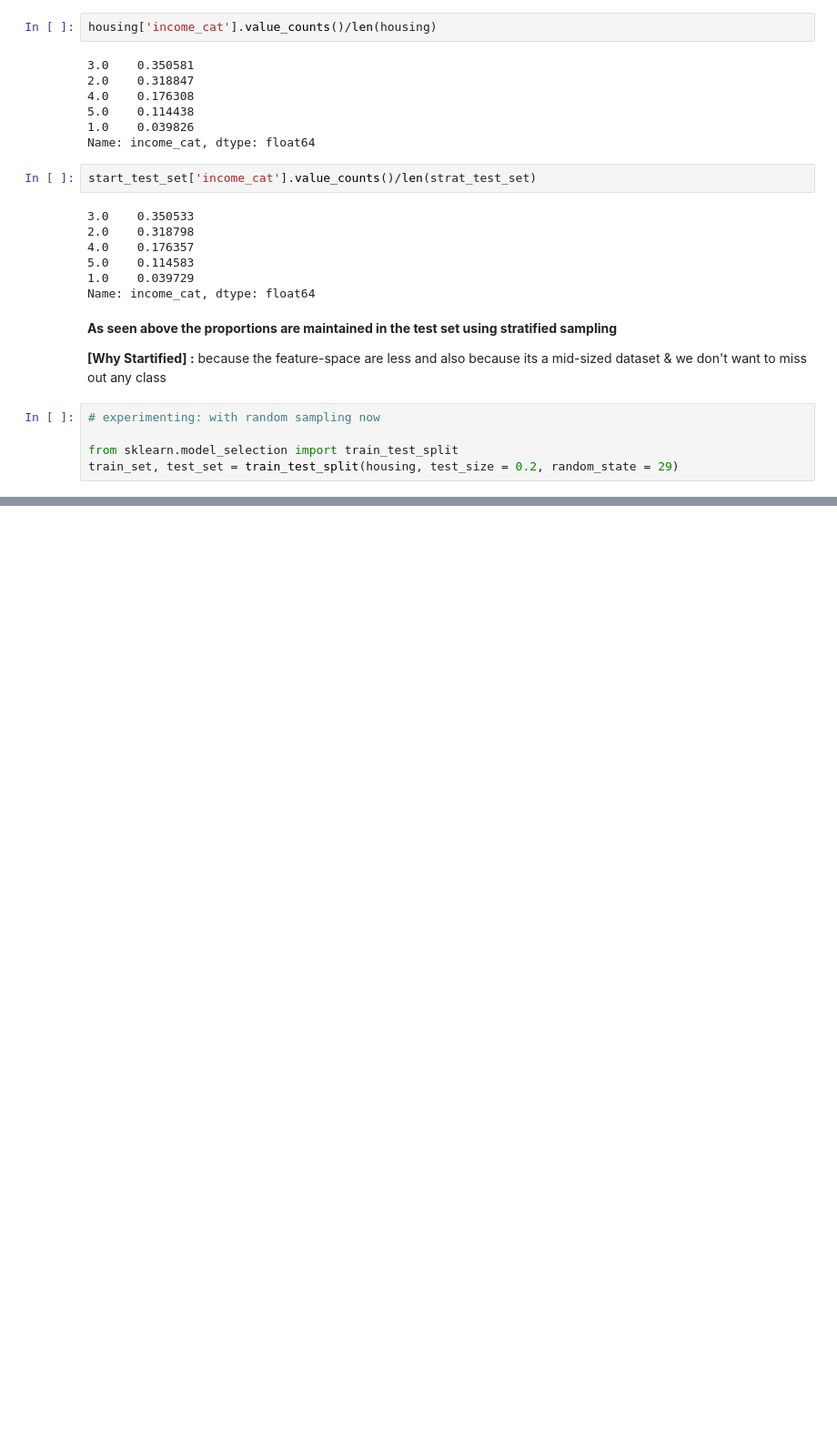
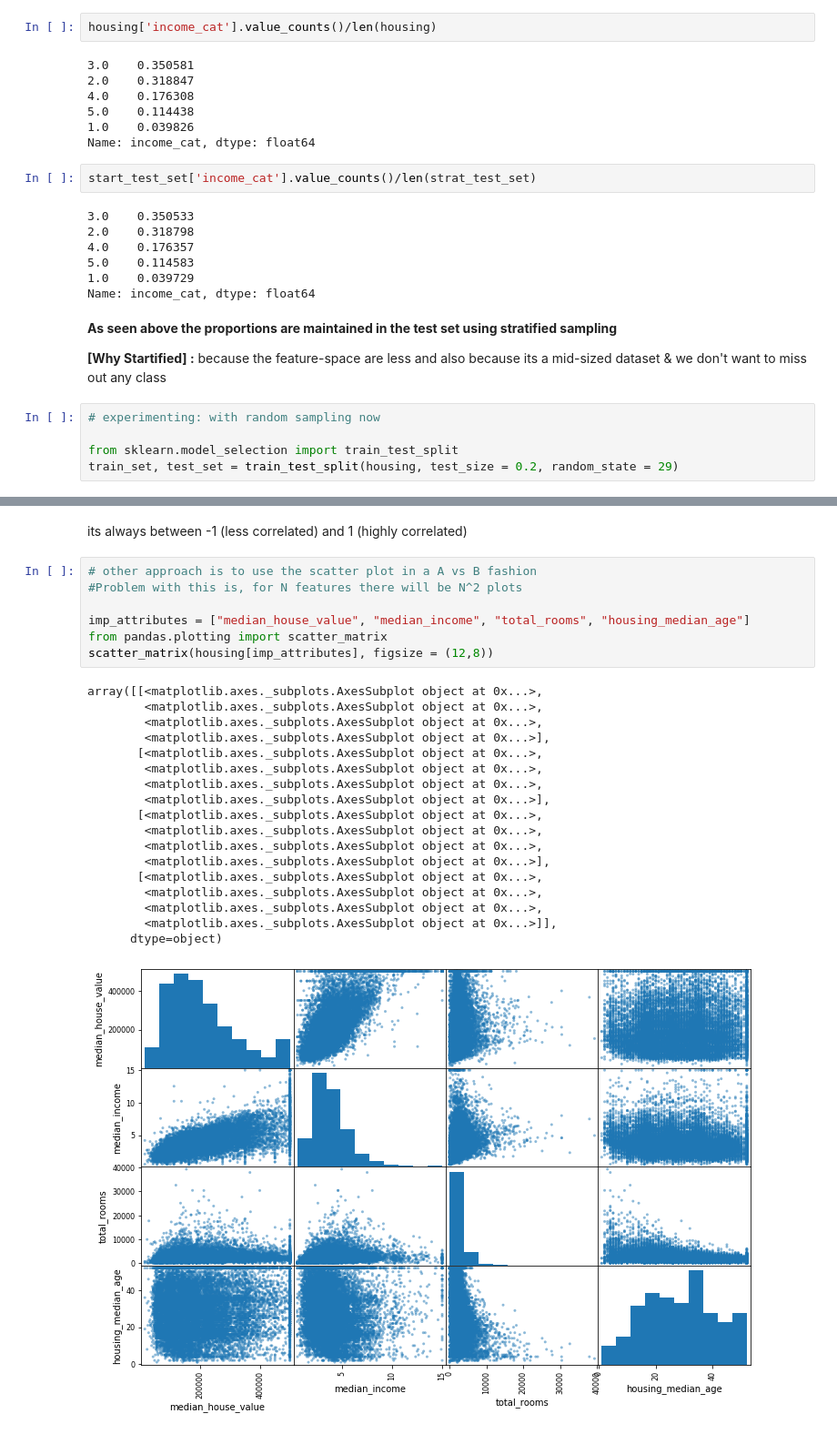
Before and after one commit to raghurh/Machine_Learning, a Jupyter notebook: California_Housing_Price.ipynb, the cells around one changed output, grey strips where cells are left out. Shown at 91% size. Drawn from its saved outputs; the diff is of its cells as text; blank space fills up the shorter version.

```diff
--- a/California_Housing_Price.ipynb
+++ b/California_Housing_Price.ipynb
@@ -148,0 +215,28 @@ def income_cat_proportions(data):
+# %% [markdown]
+its always between -1 (less correlated) and 1 (highly correlated)
+# %%
+# other approach is to use the scatter plot in a A vs B fashion
+#Problem with this is, for N features there will be N^2 plots
+
+imp_attributes = ["median_house_value", "median_income", "total_rooms", "housing_median_age"]
+from pandas.plotting import scatter_matrix
+scatter_matrix(housing[imp_attributes], figsize = (12,8))
+# %% [output]
+array([[<matplotlib.axes._subplots.AxesSubplot object at 0x...>,
+        <matplotlib.axes._subplots.AxesSubplot object at 0x...>,
+        <matplotlib.axes._subplots.AxesSubplot object at 0x...>,
+        <matplotlib.axes._subplots.AxesSubplot object at 0x...>],
+       [<matplotlib.axes._subplots.AxesSubplot object at 0x...>,
+        <matplotlib.axes._subplots.AxesSubplot object at 0x...>,
+        <matplotlib.axes._subplots.AxesSubplot object at 0x...>,
+        <matplotlib.axes._subplots.AxesSubplot object at 0x...>],
+       [<matplotlib.axes._subplots.AxesSubplot object at 0x...>,
+        <matplotlib.axes._subplots.AxesSubplot object at 0x...>,
+        <matplotlib.axes._subplots.AxesSubplot object at 0x...>,
+        <matplotlib.axes._subplots.AxesSubplot object at 0x...>],
+       [<matplotlib.axes._subplots.AxesSubplot object at 0x...>,
+        <matplotlib.axes._subplots.AxesSubplot object at 0x...>,
+        <matplotlib.axes._subplots.AxesSubplot object at 0x...>,
+        <matplotlib.axes._subplots.AxesSubplot object at 0x...>]],
+      dtype=object)
+[figure, added]
```
Also changed, not shown: parts of 15 cells of this notebook.
